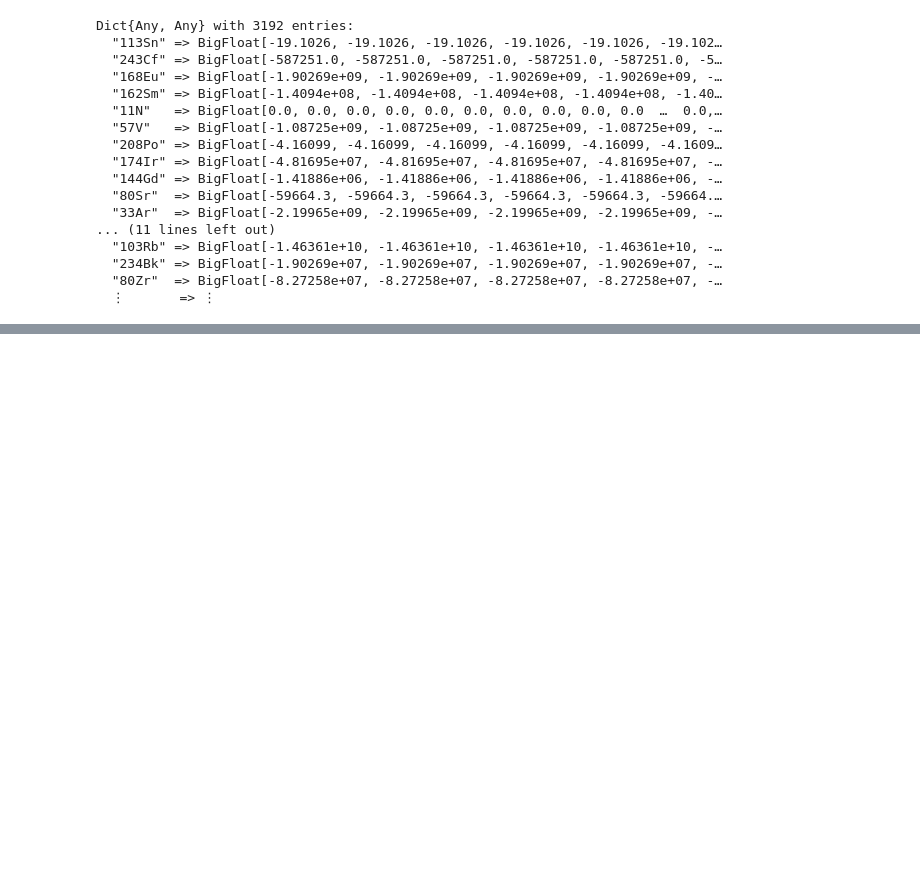
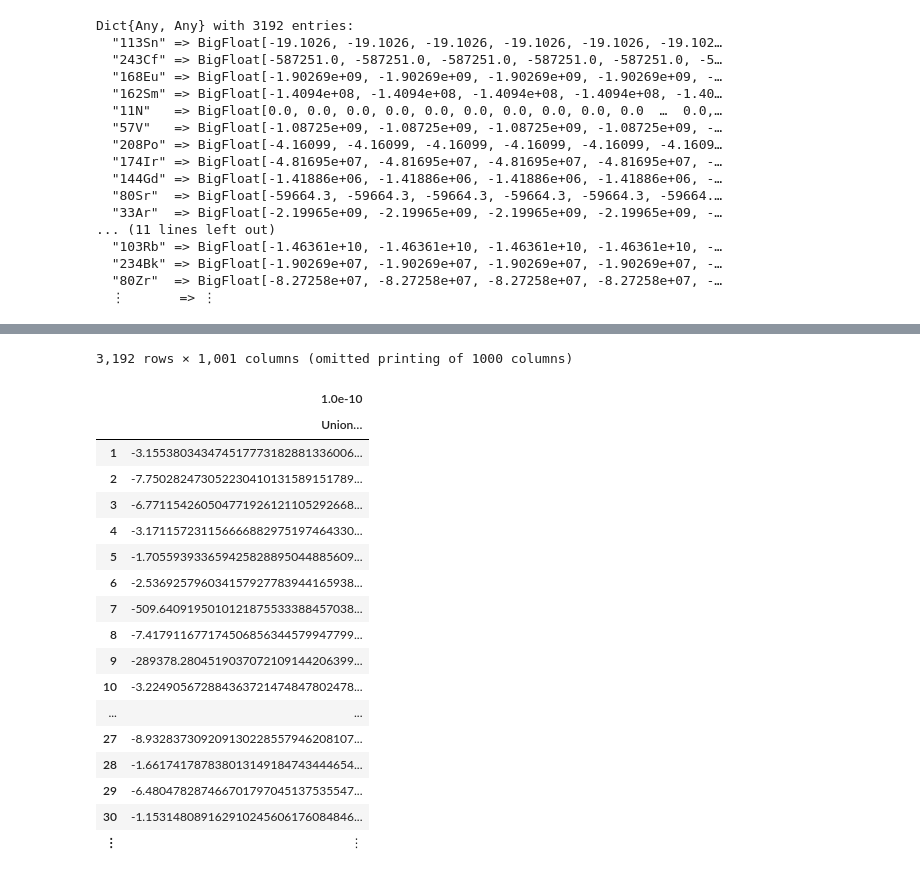
Before and after one commit to MarcosP7635/Energy, a Jupyter notebook: JupyterNotebooks/julia_power_densities_of_decay_chains.ipynb, the cells around one changed output, grey strips where cells are left out. Drawn from its saved outputs; the diff is of its cells as text; code cells hidden in the pictures; blank space fills up the shorter version.

Commit message:
converted power time series to matrix and dataframe

```diff
--- a/JupyterNotebooks/julia_power_densities_of_decay_chains.ipynb
+++ b/JupyterNotebooks/julia_power_densities_of_decay_chains.ipynb
@@ -217,0 +240,26 @@ LoadError: syntax: incomplete: "function" at In[65]:1 requires end
+# %%
+power_matrix = Matrix{Union{Float64, BigFloat}}(undef, stop, length(time_array))
+for row in 1:stop
+    power_matrix[row, :] = power_time_series_dict[zero_gen_isotopes[row]]
+end
+power_df = DataFrame(power_matrix, string.(time_array))
+# %% [output]
+3,192 rows × 1,001 columns (omitted printing of 1000 columns)
+|  | 1.0e-10 |
+|  | Union… |
+| 1 | -3.155380343474517773182881336006... |
+| 2 | -7.750282473052230410131589151789... |
+| 3 | -6.771154260504771926121105292668... |
+| 4 | -3.171157231156666882975197464330... |
+| 5 | -1.705593933659425828895044885609... |
+| 6 | -2.536925796034157927783944165938... |
+| 7 | -509.6409195010121875533388457038... |
+| 8 | -7.417911677174506856344579947799... |
+| 9 | -289378.2804519037072109144206399... |
+| 10 | -3.224905672884363721474847802478... |
+| ... | ... |
+| 27 | -8.932837309209130228557946208107... |
+| 28 | -1.661741787838013149184743444654... |
+| 29 | -6.480478287466701797045137535547... |
+| 30 | -1.153148089162910245606176084846... |
+| ⋮ | ⋮ |
```
Also changed, not shown: parts of 4 cells of this notebook.
